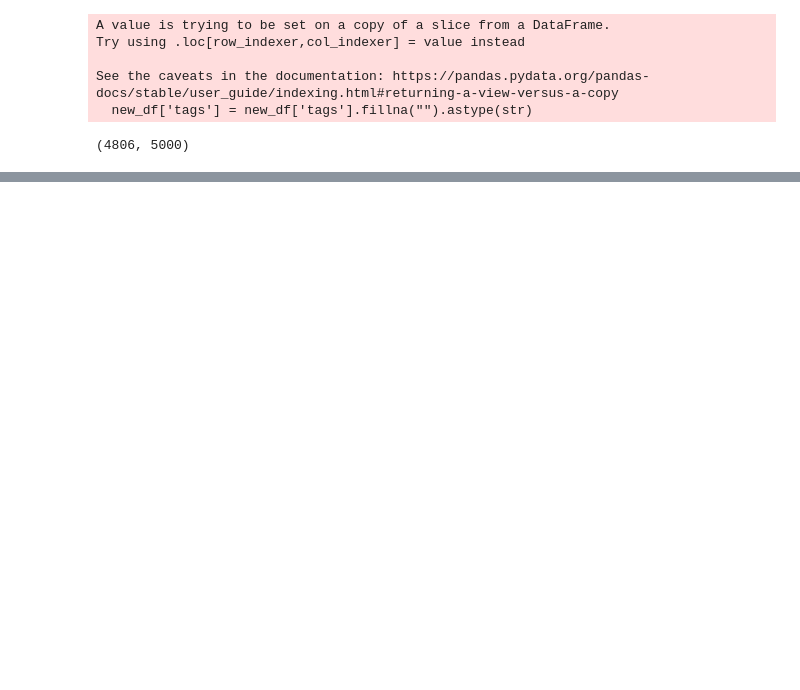
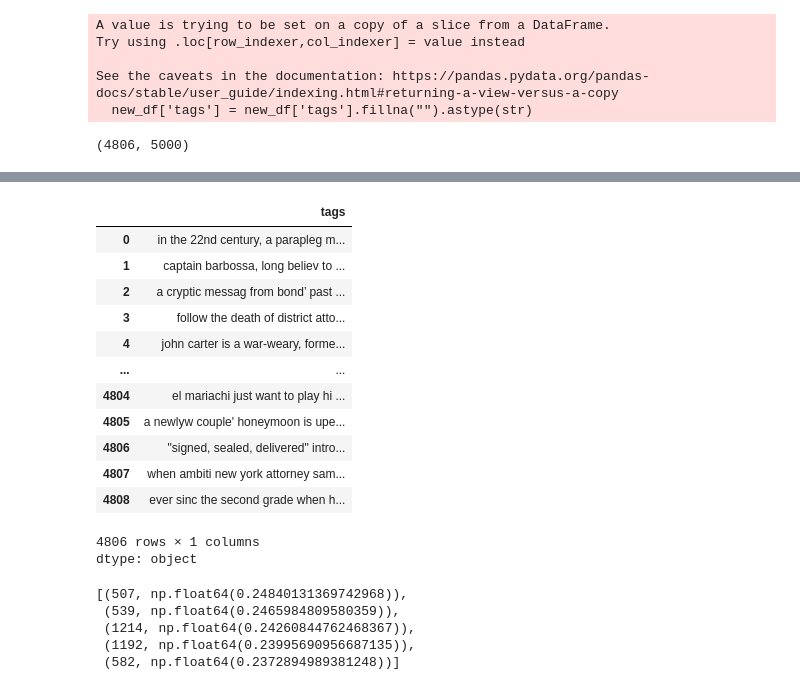
Before and after one commit to aYUSHpAAL/Project, a Jupyter notebook: movie_recommender_system.ipynb, the cells around one changed output, grey strips where cells are left out. Cells and saved outputs as stored; diff of their text form; code cells hidden in the pictures; blank space fills up the shorter version.

```diff
--- a/movie_recommender_system.ipynb
+++ b/movie_recommender_system.ipynb
@@ -120,2 +153,29 @@ vectors = cv.fit_transform(new_df['tags']).toarray()
 # %%
 import nltk
+# %%
+from nltk.stem.porter import PorterStemmer
+ps = PorterStemmer()
+# %%
+def stem(text):
+  y=[]
+
+  for i in text.split():
+    y.append(ps.stem(i))
+  return" ".join(y)
+# %%
+new_df['tags'].apply(stem)
+# %% [output]
+|  | tags |
+| 0 | in the 22nd century, a parapleg m... |
+| 1 | captain barbossa, long believ to ... |
+| 2 | a cryptic messag from bond’ past ... |
+| 3 | follow the death of district atto... |
+| 4 | john carter is a war-weary, forme... |
+| ... | ... |
+| 4804 | el mariachi just want to play hi ... |
+| 4805 | a newlyw couple' honeymoon is upe... |
+| 4806 | "signed, sealed, delivered" intro... |
+| 4807 | when ambiti new york attorney sam... |
+| 4808 | ever sinc the second grade when h... |
+4806 rows × 1 columns
+dtype: object
@@ -121,0 +186,8 @@ import nltk
+# %%
+sorted(list(enumerate(similarity[0])), reverse=True, key=lambda x:x[1])[1:6]
+# %% [output]
+[(507, np.float64(0.24840131369742968)),
+ (539, np.float64(0.2465984809580359)),
+ (1214, np.float64(0.24260844762468367)),
+ (1192, np.float64(0.23995690956687135)),
+ (582, np.float64(0.2372894989381248))]
```
Also changed, not shown: parts of 8 cells of this notebook.
